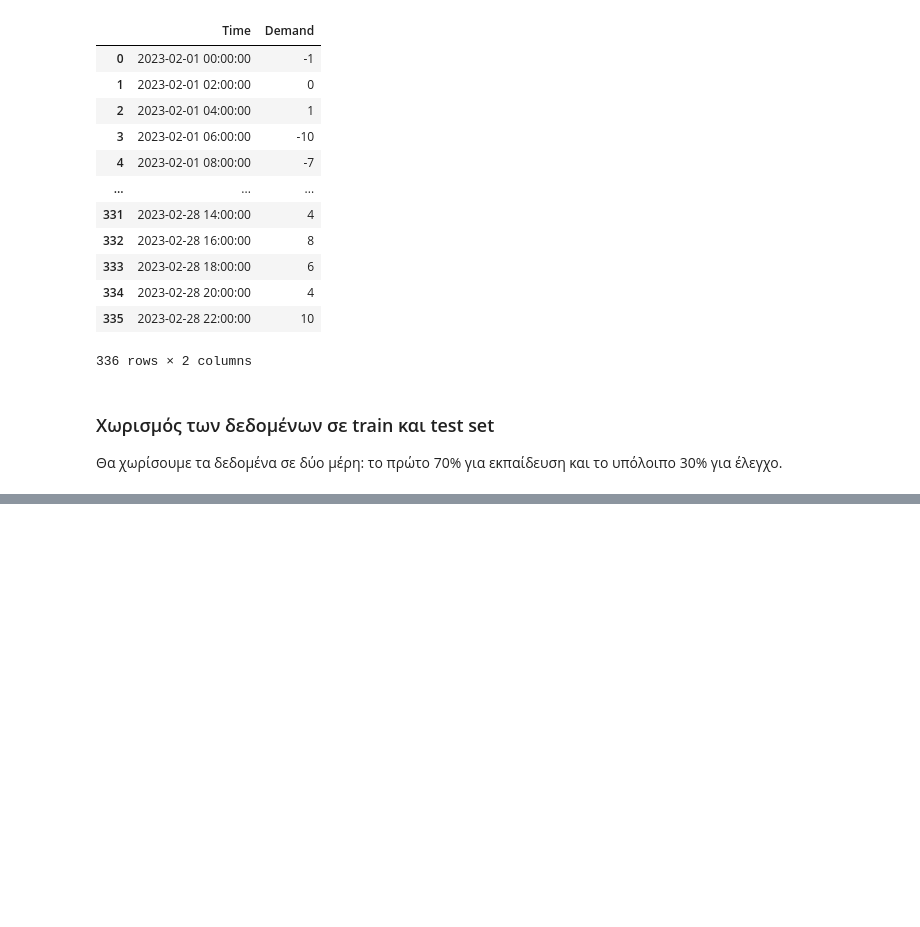
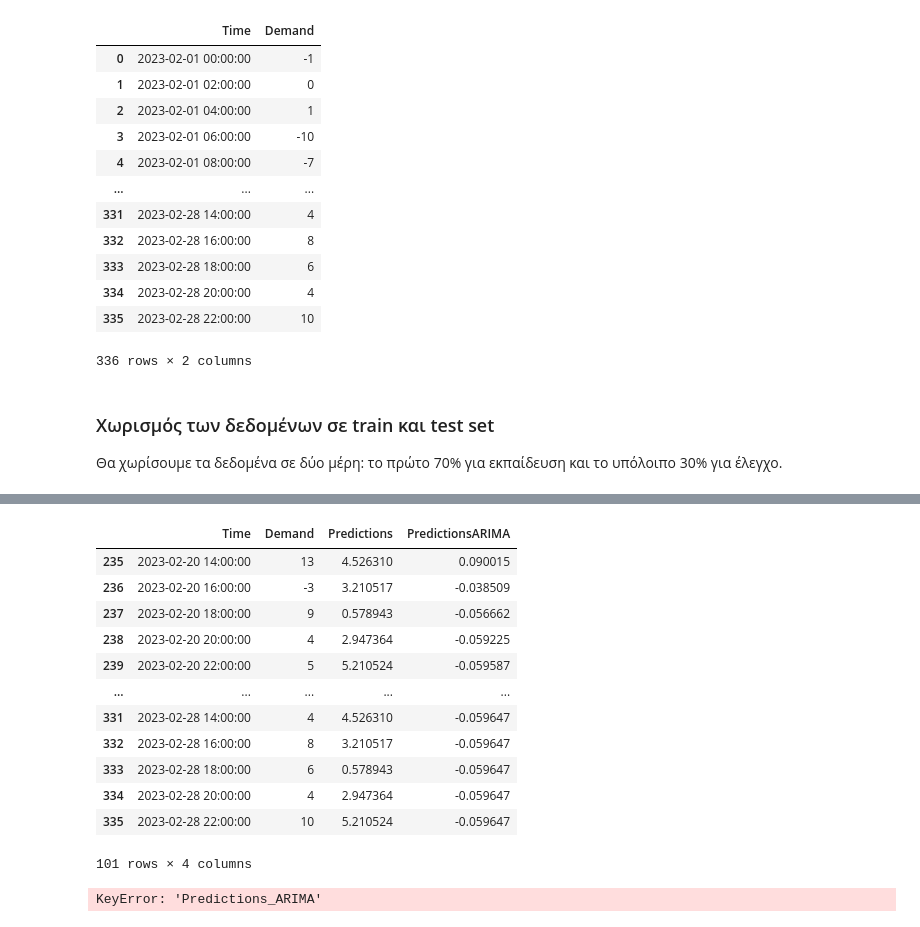
Before and after one commit to Th4nosMyl/Bike-Station-Time-Series-Analysis, a Jupyter notebook: src/BikeStationTimeSeriesAnalysis.ipynb, the cells around one changed output, grey strips where cells are left out. Drawn from its saved outputs; the diff is of its cells as text; code cells hidden in the pictures; blank space fills up the shorter version.

Commit message:
Applying the models

```diff
--- a/src/BikeStationTimeSeriesAnalysis.ipynb
+++ b/src/BikeStationTimeSeriesAnalysis.ipynb
@@ -165,0 +176,18 @@ testData = demandSeries[trainSize:]
+# %%
+# Δημιουργία αντιγράφου του test set για να αποφύγουμε το SettingWithCopyWarning
+testDataCopy = testData.copy()
+
+# Εκπαίδευση του μοντέλου
+modelExp = ExponentialSmoothing(trainData['Demand'], seasonal='add', seasonal_periods=12).fit()
+
+# Πρόβλεψη με το μοντέλο
+predExp = modelExp.forecast(len(testDataCopy))
+
+# Oρισμός των προβλέψεων στο test set χρησιμοποιώντας .loc
+testDataCopy.loc[:, 'Predictions'] = predExp.values
+
+# Ανάθεση των προβλέψεων στο αντίγραφο του test set
+expPredictions = testDataCopy.copy()
+
+# Εκτύπωση των προβλέψεων
+expPredictions
@@ -165,0 +227,44 @@ testData = demandSeries[trainSize:]
+# %%
+# Ορίζουμε τις τάξεις των παραμέτρων του μοντέλου
+p=1
+d=1
+q=1
+
+# Εκπαίδευση του μοντέλου ARIMA
+modelARIMA = ARIMA(trainData['Demand'], order=(p,d,q)).fit()
+
+# H πρόβλεψη με το μοντέλο ARIMA
+predARIMA = modelARIMA.forecast(len(testDataCopy))
+
+# Προσθέτουμε τις προβλέψεις στο test set
+testDataCopy.loc[:, 'PredictionsARIMA'] = predARIMA.values
+
+# Ανάθεση των προβλέψεων στο αντίγραφο του test set
+arimaPredictions = testDataCopy.copy()
+
+# Εκτύπωση των προβλέψεων
+arimaPredictions
+# %% [output]
+|  | Time | Demand | Predictions | PredictionsARIMA |
+| 235 | 2023-02-20 14:00:00 | 13 | 4.526310 | 0.090015 |
+| 236 | 2023-02-20 16:00:00 | -3 | 3.210517 | -0.038509 |
+| 237 | 2023-02-20 18:00:00 | 9 | 0.578943 | -0.056662 |
+| 238 | 2023-02-20 20:00:00 | 4 | 2.947364 | -0.059225 |
+| 239 | 2023-02-20 22:00:00 | 5 | 5.210524 | -0.059587 |
+| ... | ... | ... | ... | ... |
+| 331 | 2023-02-28 14:00:00 | 4 | 4.526310 | -0.059647 |
+| 332 | 2023-02-28 16:00:00 | 8 | 3.210517 | -0.059647 |
+| 333 | 2023-02-28 18:00:00 | 6 | 0.578943 | -0.059647 |
+| 334 | 2023-02-28 20:00:00 | 4 | 2.947364 | -0.059647 |
+| 335 | 2023-02-28 22:00:00 | 10 | 5.210524 | -0.059647 |
+101 rows × 4 columns
+# %%
+# Υπολογισμός μετρικών αξιολόγησης
+maeARIMA = mean_absolute_error(testData['Demand'], testData['Predictions_ARIMA'])
+rmseARIMA = np.sqrt(mean_squared_error(testData['Demand'], testData['Predictions_ARIMA']))
+
+# Εκτύπωση των αποτελεσμάτων
+print(f"Mean Absolute Error (MAE) of ARIMA: {maeARIMA}")
+print(f"Root Mean Square Error (RMSE) of ARIMA: {rmseARIMA}")
+# %% [output]
+KeyError: 'Predictions_ARIMA'
```
Also changed, not shown: parts of 7 cells of this notebook.
